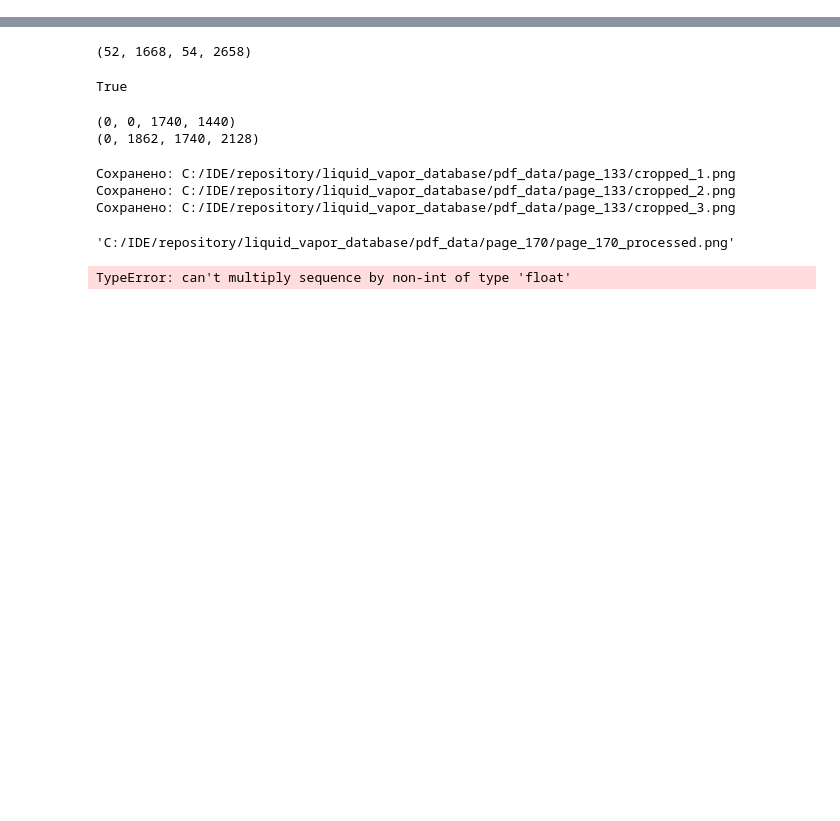
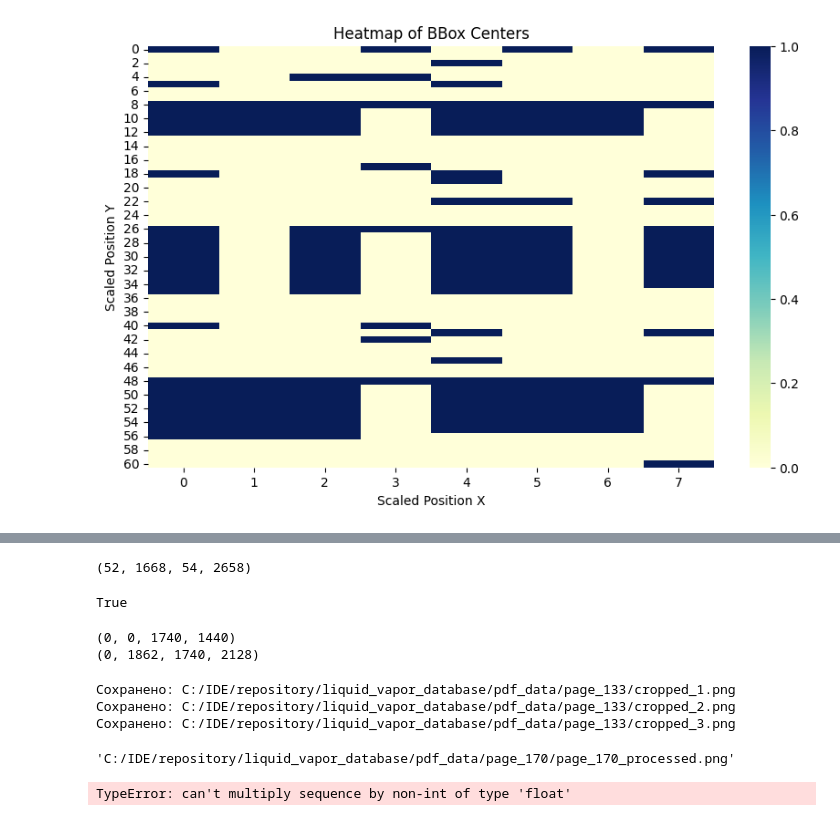
Before and after one commit to kdavjd/liquid_vapor_database, a Jupyter notebook: docs/extract_tables.ipynb, the cells around one changed output, grey strips where cells are left out. Drawn from its saved outputs; the diff is of its cells as text; code cells hidden in the pictures; blank space fills up the shorter version.

```diff
--- a/docs/extract_tables.ipynb
+++ b/docs/extract_tables.ipynb
@@ -29,0 +25,79 @@ easyocr_df['bbox_scale_position_y'].hist()
+# %%
+import seaborn as sns
+import matplotlib.pyplot as plt
+from scipy.optimize import differential_evolution
+
+# Инициализация переменных для минимальных и максимальных значений
+min_x, min_y = float('inf'), float('inf')
+max_x, max_y = float('-inf'), float('-inf')
+
+# Функция для обновления минимальных и максимальных значений
+def update_min_max(bbox):
+    global min_x, min_y, max_x, max_y
+    for x, y in bbox:
+        min_x = min(min_x, x)
+        max_x = max(max_x, x)
+        min_y = min(min_y, y)
+        max_y = max(max_y, y)
+
+# Применение функции к каждому элементу в столбце 'bbox'
+easyocr_df['bbox'].apply(update_min_max)
+
+# Исправление ошибки и добавление размеров каждого bbox в DataFrame
+easyocr_df['bbox_width'] = easyocr_df['bbox'].apply(lambda bbox: abs(bbox[1][0] - bbox[0][0]))
+easyocr_df['bbox_height'] = easyocr_df['bbox'].apply(lambda bbox: abs(bbox[2][1] - bbox[0][1]))
+
+# Корректировка преобразования координат масштабированной позиции в целые числа
+easyocr_df['bbox_scale_position_x'] = easyocr_df['bbox_scale_position_x'].apply(int)
+easyocr_df['bbox_scale_position_y'] = easyocr_df['bbox_scale_position_y'].apply(int)
+
+# Исправленное определение функции scale_position
+def scale_position(bbox, scale_x, scale_y):
+    center_x = sum([point[0] for point in bbox]) / 4
+    center_y = sum([point[1] for point in bbox]) / 4
+    scaled_x = scale_x * (center_x - min_x) / (max_x - min_x)
+    scaled_y = scale_y * (center_y - min_y) / (max_y - min_y)
+    return scaled_x, scaled_y
+
+# Теперь необходимо обновить цель функции для дифференциальной эволюции
+def objective(scale_factors):
+    scale_x, scale_y = map(int, scale_factors)  # Округление до целых чисел
+    minimize_scale = scale_x + scale_y
+    heatmap_data = np.zeros((scale_y + 1, scale_x + 1))
+    for bbox in easyocr_df['bbox']:
+        x, y = scale_position(bbox, scale_x, scale_y)
+        heatmap_data[int(y), int(x)] += 1
+
+    # Возвращаем условие минимизации
+    if np.all(heatmap_data <= 1):
+        return minimize_scale
+    else:
+        return minimize_scale + np.sum(heatmap_data)
+
+# Дифференциальная эволюция для поиска коэффициентов
+bounds = [(5, 25), (25, 75)]  # Диапазон ширины и высоты
+result = differential_evolution(objective, bounds)
+best_scale_x, best_scale_y = map(int, result.x)
+print(f'Лучшие коэффициенты {best_scale_x}, {best_scale_y}')
+
+# Применение функции scale_position к каждому bbox и создание новых колонок
+easyocr_df[['bbox_scale_position_x', 'bbox_scale_position_y']] = easyocr_df['bbox'].apply(
+    lambda bbox: scale_position(bbox, best_scale_x, best_scale_y)).tolist()
+# Округление координаты до ближайших целых чисел
+easyocr_df['bbox_scale_position_x'] = easyocr_df['bbox_scale_position_x'].apply(
+    lambda x: min(max(int(x), 0), best_scale_x - 1))
+easyocr_df['bbox_scale_position_y'] = easyocr_df['bbox_scale_position_y'].apply(
+    lambda y: min(max(int(y), 0), best_scale_y - 1))
+
+# Heatmap of bbox centers
+plt.figure(figsize=(10, 6))
+heatmap_data = np.zeros((best_scale_y, best_scale_x))  # Adjusted for the maximum scaled values in the sample
+for index, row in easyocr_df.iterrows():
+    heatmap_data[row['bbox_scale_position_y'], row['bbox_scale_position_x']] += 1
+
+sns.heatmap(heatmap_data, cmap="YlGnBu")
+plt.title('Heatmap of BBox Centers')
+plt.xlabel('Scaled Position X')
+plt.ylabel('Scaled Position Y')
+plt.show()
+# %% [output]
@@ -29,0 +105 @@ easyocr_df['bbox_scale_position_y'].hist()
+[figure, added]
```
Also changed, not shown: parts of 12 cells of this notebook, 15 other files.
